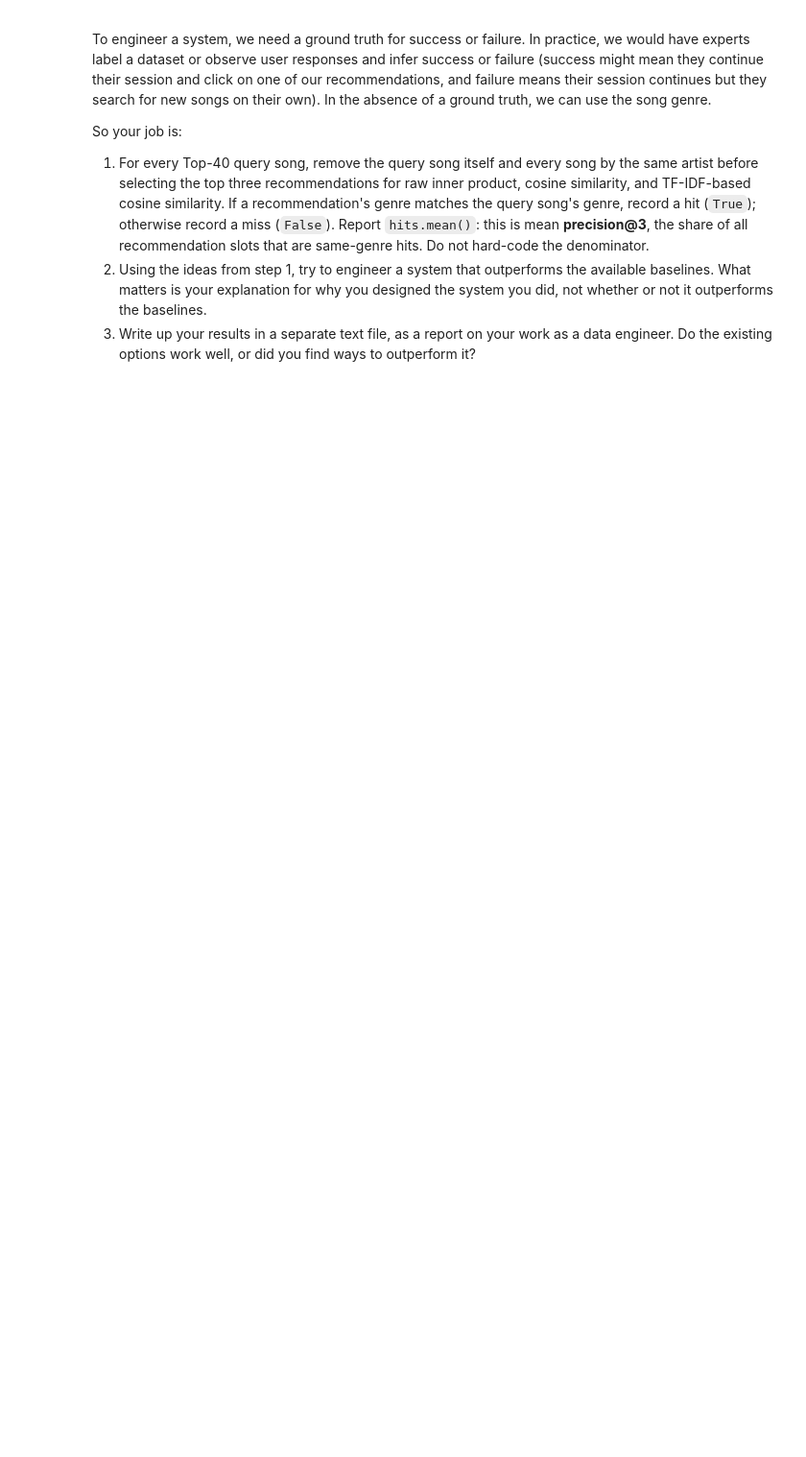
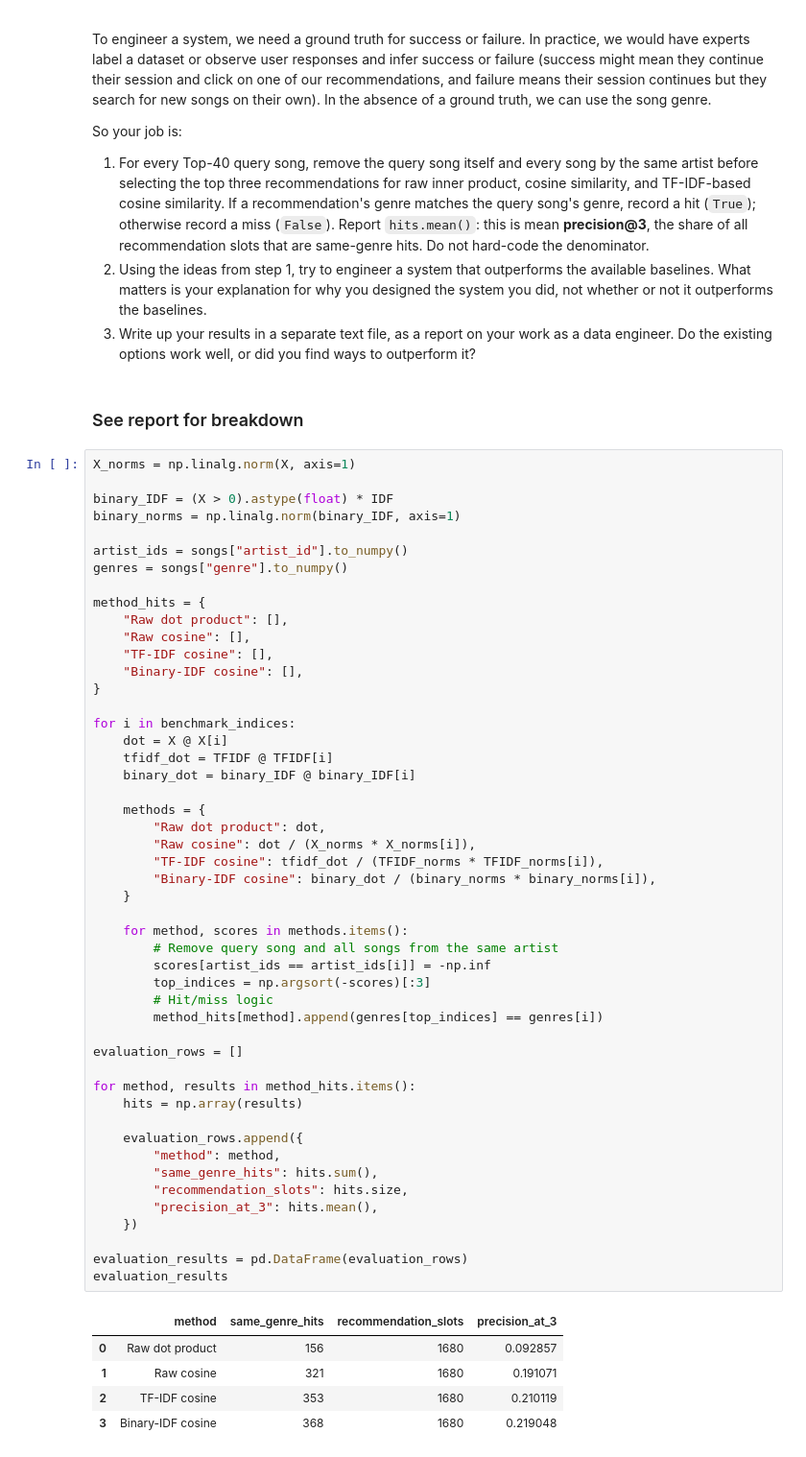
Before and after one commit to CooperJB710/uu_vectors_and_matrices, a Jupyter notebook: Thursday Lab/lab_01.ipynb, the cells around one changed output. Shown at 96% size. Drawn from its saved outputs; the diff is of its cells as text; blank space fills up the shorter version.

```diff
--- a/Thursday Lab/lab_01.ipynb
+++ b/Thursday Lab/lab_01.ipynb
@@ -440,3 +572,60 @@ So your job is:
 1. For every Top-40 query song, remove the query song itself and every song by the same artist before selecting the top three recommendations for raw inner product, cosine similarity, and TF-IDF-based cosine similarity. If a recommendation's genre matches the query song's genre, record a hit (`True`); otherwise record a miss (`False`). Report `hits.mean()`: this is mean **precision@3**, the share of all recommendation slots that are same-genre hits. Do not hard-code the denominator.
 2. Using the ideas from step 1, try to engineer a system that outperforms the available baselines. What matters is your explanation for why you designed the system you did, not whether or not it outperforms the baselines.
 3. Write up your results in a separate text file, as a report on your work as a data engineer. Do the existing options work well, or did you find ways to outperform it?
+# %% [markdown]
+### See report for breakdown
+# %%
+X_norms = np.linalg.norm(X, axis=1)
+
+binary_IDF = (X > 0).astype(float) * IDF
+binary_norms = np.linalg.norm(binary_IDF, axis=1)
+
+artist_ids = songs["artist_id"].to_numpy()
+genres = songs["genre"].to_numpy()
+
+method_hits = {
+    "Raw dot product": [],
+    "Raw cosine": [],
+    "TF-IDF cosine": [],
+    "Binary-IDF cosine": [],
+}
+
+for i in benchmark_indices:
+    dot = X @ X[i]
+    tfidf_dot = TFIDF @ TFIDF[i]
+    binary_dot = binary_IDF @ binary_IDF[i]
+
+    methods = {
+        "Raw dot product": dot,
+        "Raw cosine": dot / (X_norms * X_norms[i]),
+        "TF-IDF cosine": tfidf_dot / (TFIDF_norms * TFIDF_norms[i]),
+        "Binary-IDF cosine": binary_dot / (binary_norms * binary_norms[i]),
+    }
+
+    for method, scores in methods.items():
+        # Remove query song and all songs from the same artist
+        scores[artist_ids == artist_ids[i]] = -np.inf
+        top_indices = np.argsort(-scores)[:3]
+        # Hit/miss logic
+        method_hits[method].append(genres[top_indices] == genres[i])
+
+evaluation_rows = []
+
+for method, results in method_hits.items():
+    hits = np.array(results)
+
+    evaluation_rows.append({
+        "method": method,
+        "same_genre_hits": hits.sum(),
+        "recommendation_slots": hits.size,
+        "precision_at_3": hits.mean(),
+    })
+
+evaluation_results = pd.DataFrame(evaluation_rows)
+evaluation_results
+# %% [output]
+|  | method | same_genre_hits | recommendation_slots | precision_at_3 |
+| 0 | Raw dot product | 156 | 1680 | 0.092857 |
+| 1 | Raw cosine | 321 | 1680 | 0.191071 |
+| 2 | TF-IDF cosine | 353 | 1680 | 0.210119 |
+| 3 | Binary-IDF cosine | 368 | 1680 | 0.219048 |
```
Also changed, not shown: parts of 12 cells of this notebook, 2 other files.
